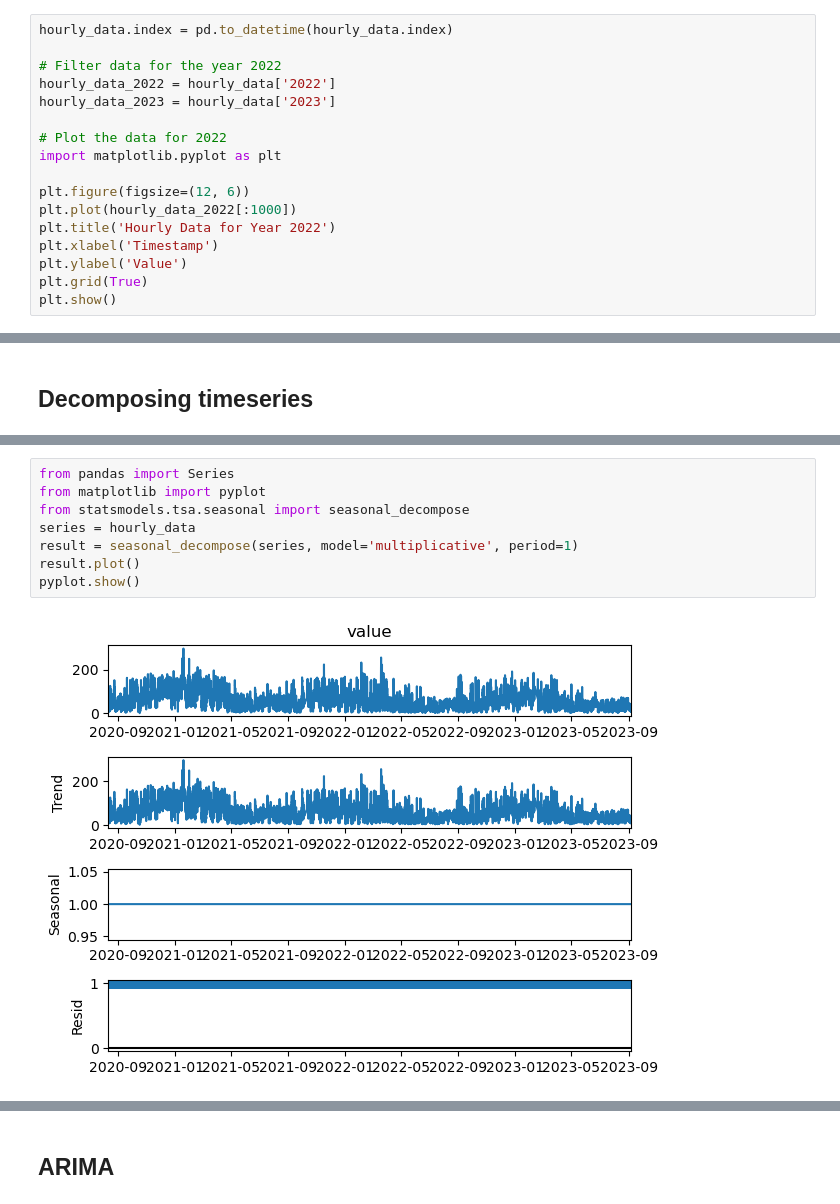
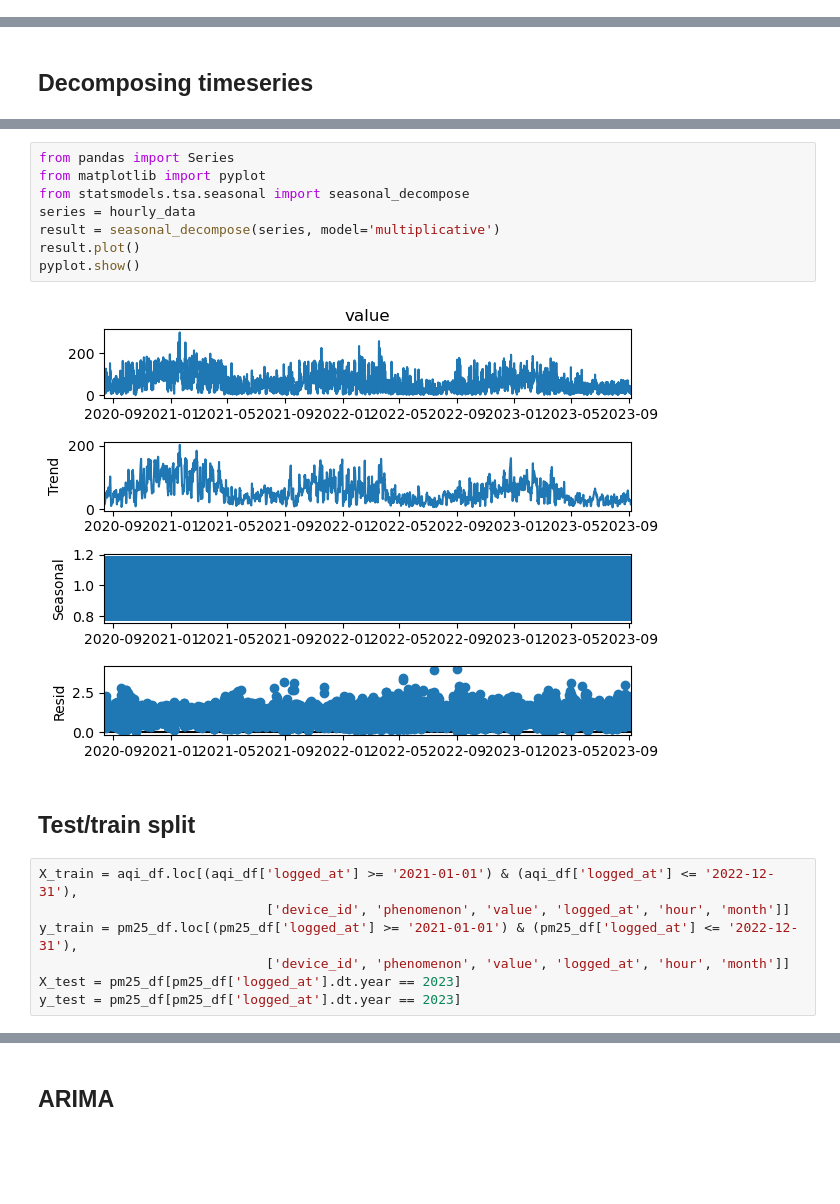
Before and after one commit to nastyabekesheva/Mathematical-Modeling, a Jupyter notebook: lab_1.ipynb, the cells around one changed output, grey strips where cells are left out. Saved outputs shown, nothing was run; the diff lists cells and outputs as text; blank space fills up the shorter version.

```diff
--- a/lab_1.ipynb
+++ b/lab_1.ipynb
@@ -334,18 +329 @@ hourly_data = ts['value'].resample('H').mean()
 hourly_data = hourly_data.interpolate(method='linear')
-# %%
-hourly_data.index = pd.to_datetime(hourly_data.index)
-
-# Filter data for the year 2022
-hourly_data_2022 = hourly_data['2022']
-hourly_data_2023 = hourly_data['2023']
-
-# Plot the data for 2022
-import matplotlib.pyplot as plt
-
-plt.figure(figsize=(12, 6))
-plt.plot(hourly_data_2022[:1000])
-plt.title('Hourly Data for Year 2022')
-plt.xlabel('Timestamp')
-plt.ylabel('Value')
-plt.grid(True)
-plt.show()
@@ -372,10 +386,19 @@ pyplot.show()
 # %%
 from pandas import Series
 from matplotlib import pyplot
 from statsmodels.tsa.seasonal import seasonal_decompose
 series = hourly_data
-result = seasonal_decompose(series, model='multiplicative', period=1)
+result = seasonal_decompose(series, model='multiplicative')
 result.plot()
 pyplot.show()
 # %% [output]
-[figure, old version]
+[figure, new version]
+# %% [markdown]
+## Test/train split
+# %%
+X_train = aqi_df.loc[(aqi_df['logged_at'] >= '2021-01-01') & (aqi_df['logged_at'] <= '2022-12-31'),
+                             ['device_id', 'phenomenon', 'value', 'logged_at', 'hour', 'month']]
+y_train = pm25_df.loc[(pm25_df['logged_at'] >= '2021-01-01') & (pm25_df['logged_at'] <= '2022-12-31'),
+                             ['device_id', 'phenomenon', 'value', 'logged_at', 'hour', 'month']]
+X_test = pm25_df[pm25_df['logged_at'].dt.year == 2023]
+y_test = pm25_df[pm25_df['logged_at'].dt.year == 2023]
```
Also changed, not shown: parts of 38 cells of this notebook.
